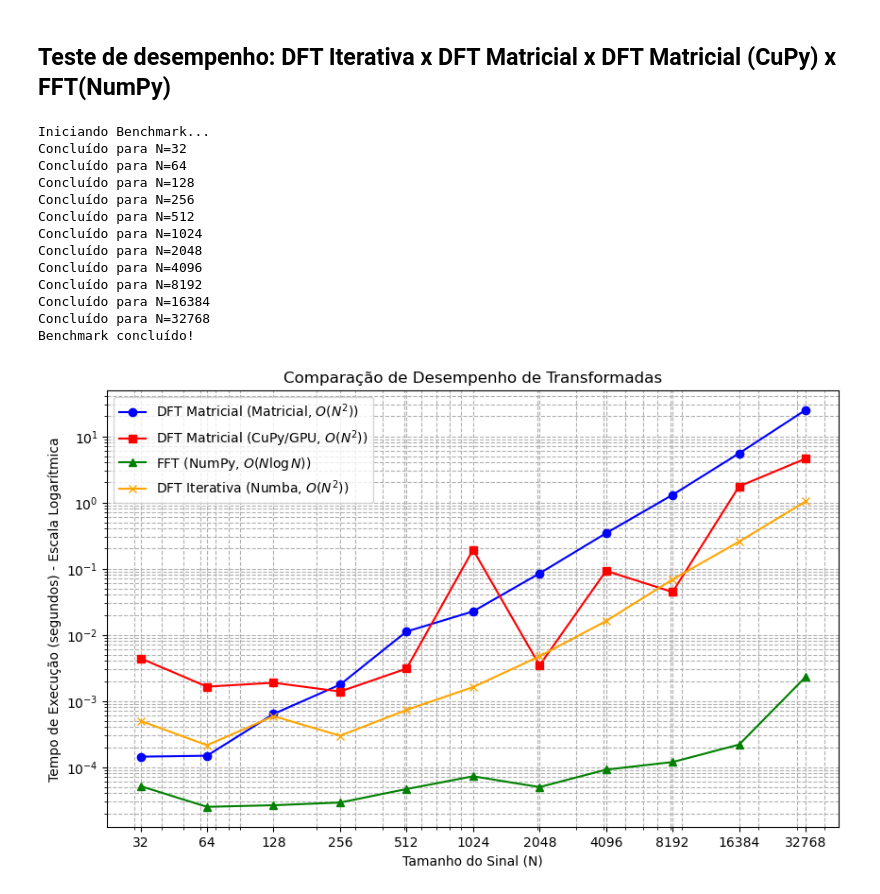
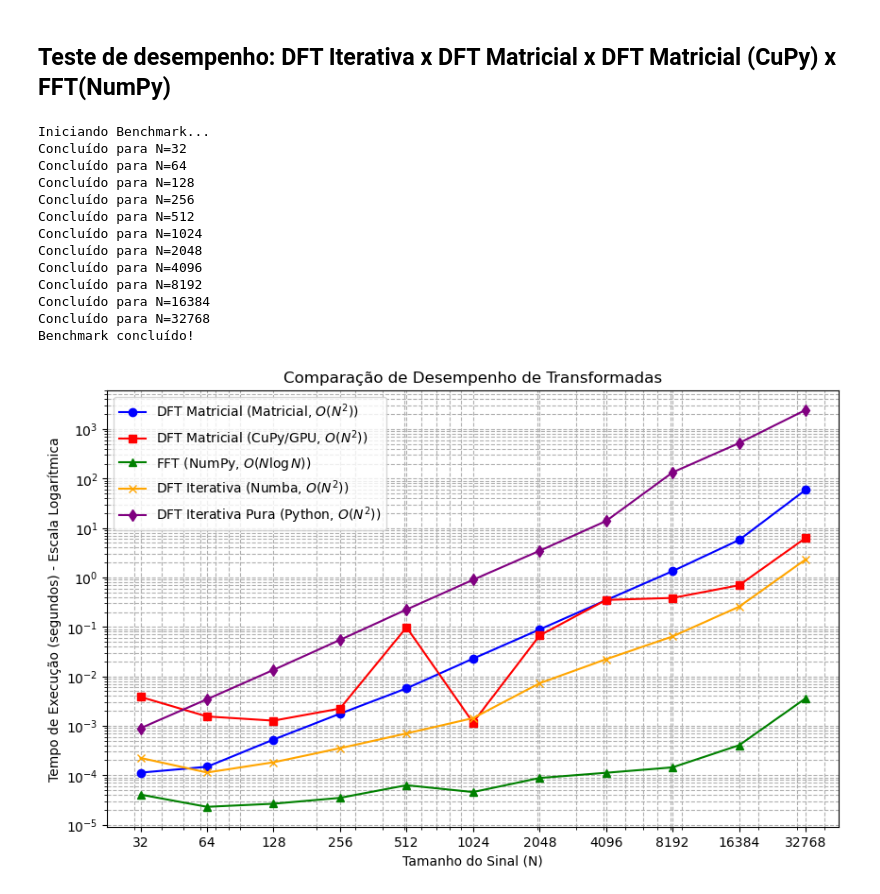
Before and after one commit to elmerfariass/PDS, a Jupyter notebook: DFTmatrix.ipynb, the cells around one changed output. Drawn from its saved outputs; the diff is of its cells as text; code cells hidden in the pictures.

```diff
--- a/DFTmatrix.ipynb
+++ b/DFTmatrix.ipynb
@@ -341,6 +341,22 @@ axs[2,2].set_title('Magnitude DFT x1[n] - N=1000')
 plt.show()
 # %% [output]
 [figure]
+# %%
+def DFT_func_puro(signal, N):
+    L = len(signal)  # tamanho do sinal
+
+    sig = np.zeros(N, dtype=signal.dtype) # inicializa o vetor do sinal com zeros de tamanho N do tipo do sinal
+    if L < N:
+        sig[:L] = signal  # zero padding
+    else:
+        sig = signal[0:N]  # truncar
+
+    X = np.zeros(N, dtype=np.complex128)  # inicializa o vetor da DFT com zeros
+    for k in range(N):
+        for n in range(N):
+            X[k] += sig[n] * (np.exp((-2j * np.pi * k * n) / N))  # soma os valores da DFT
+
+    return X / np.sqrt(N)  # normaliza a DFT
 # %% [markdown]
 ## Teste de desempenho: DFT Iterativa x DFT Matricial x DFT Matricial (CuPy) x FFT(NumPy)
 # %%
@@ -352,6 +368,7 @@ times_dft_matrix = []
 times_dft_cp = []
 times_fft_np = []
 times_dft_for = []
+times_dft_puro = []
 
 print("Iniciando Benchmark...")
 
@@ -371,6 +388,12 @@ for N in N_values:
     DFT_func_matricial(signal, N)
     end_time = time.time()
     times_dft_matrix.append(end_time - start_time)
+
+    # DFT Pura
+    start_time = time.time()
+    DFT_func_puro(signal, N)
+    end_time = time.time()
+    times_dft_puro.append(end_time - start_time)
 
     # --- DFT Matricial (CuPy) ---
     # CuPy precisa de uma "pré-execução" (warm-up) para inicializar a GPU
@@ -405,33 +428,34 @@ plt.plot(N_values, times_dft_matrix, 'o-', label='DFT Matricial (Matricial, $O(N
 plt.plot(N_values, times_dft_cp, 's-', label='DFT Matricial (CuPy/GPU, $O(N^2)$)', color='red')
 plt.plot(N_values, times_fft_np, '^-', label='FFT (NumPy, $O(N \log N)$)', color='green')
 plt.plot(N_values, times_dft_for, 'x-', label='DFT Iterativa (Numba, $O(N^2)$)', color='orange')
+plt.plot(N_values, times_dft_puro, 'd-', label='DFT Iterativa Pura (Python, $O(N^2)$)', color='purple')
 
 plt.xlabel('Tamanho do Sinal (N)')
 plt.ylabel('Tempo de Execução (segundos) - Escala Logarítmica')
 plt.title('Comparação de Desempenho de Transformadas')
 plt.yscale('log') # Usar escala logarítmica no eixo Y ajuda a visualizar grandes diferenças
 
 # Corrige erro: não passe uma lista para xscale. Usar 'log' e ajustar ticks para os valores de N.
 plt.xscale('log')
 plt.xticks(N_values, N_values)  # define ticks nos valores de N (potências de 2)
 
 plt.legend()
 plt.grid(True, which="both", ls="--")
 plt.show()
 
 #
 # %% [output]
 Iniciando Benchmark...
 Concluído para N=32
 Concluído para N=64
 Concluído para N=128
 Concluído para N=256
 Concluído para N=512
 Concluído para N=1024
 Concluído para N=2048
 Concluído para N=4096
 Concluído para N=8192
 Concluído para N=16384
 Concluído para N=32768
 Benchmark concluído!
-[figure, old version]
+[figure, new version]
```
Also changed, not shown: 4 other files.
